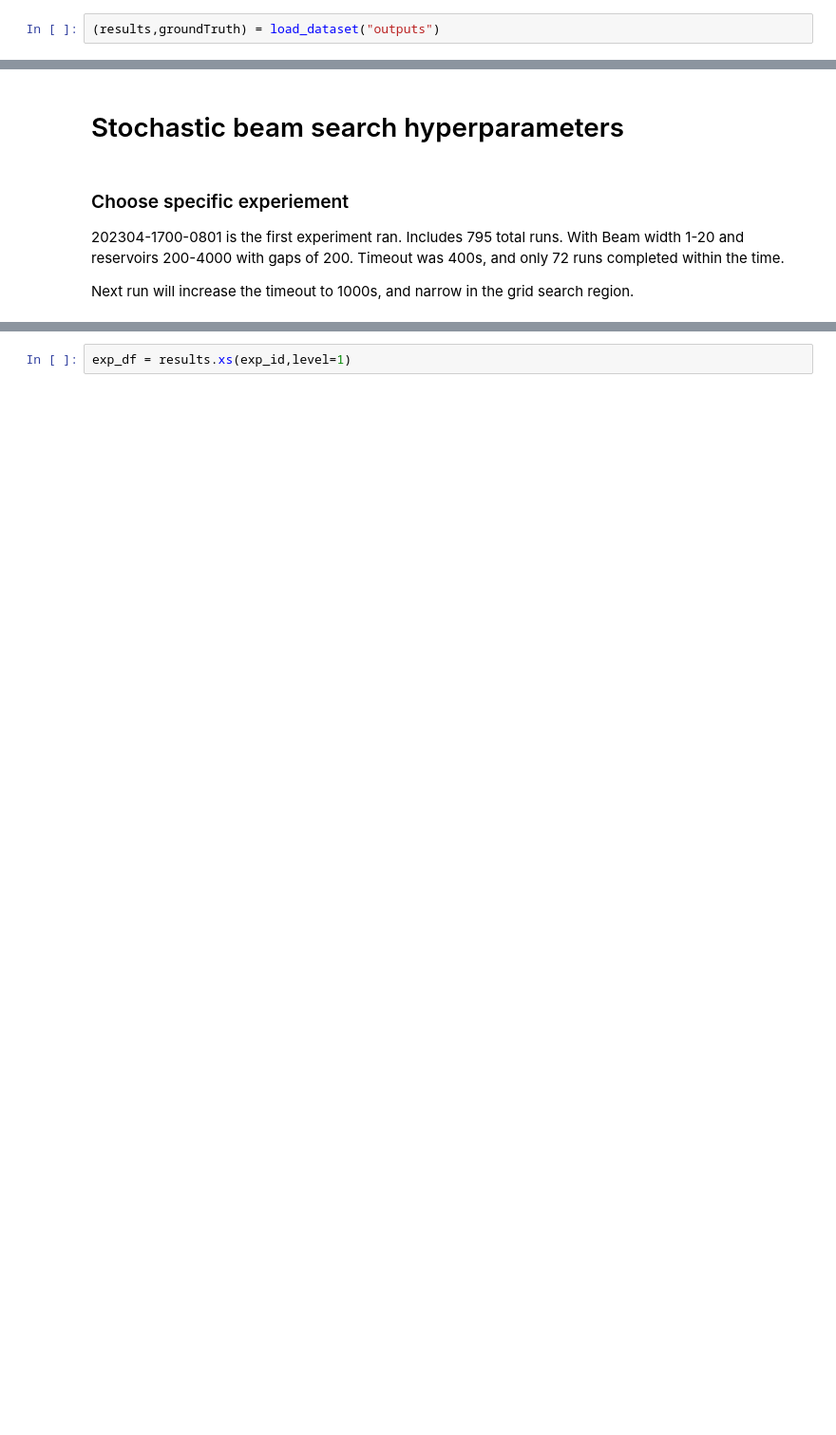
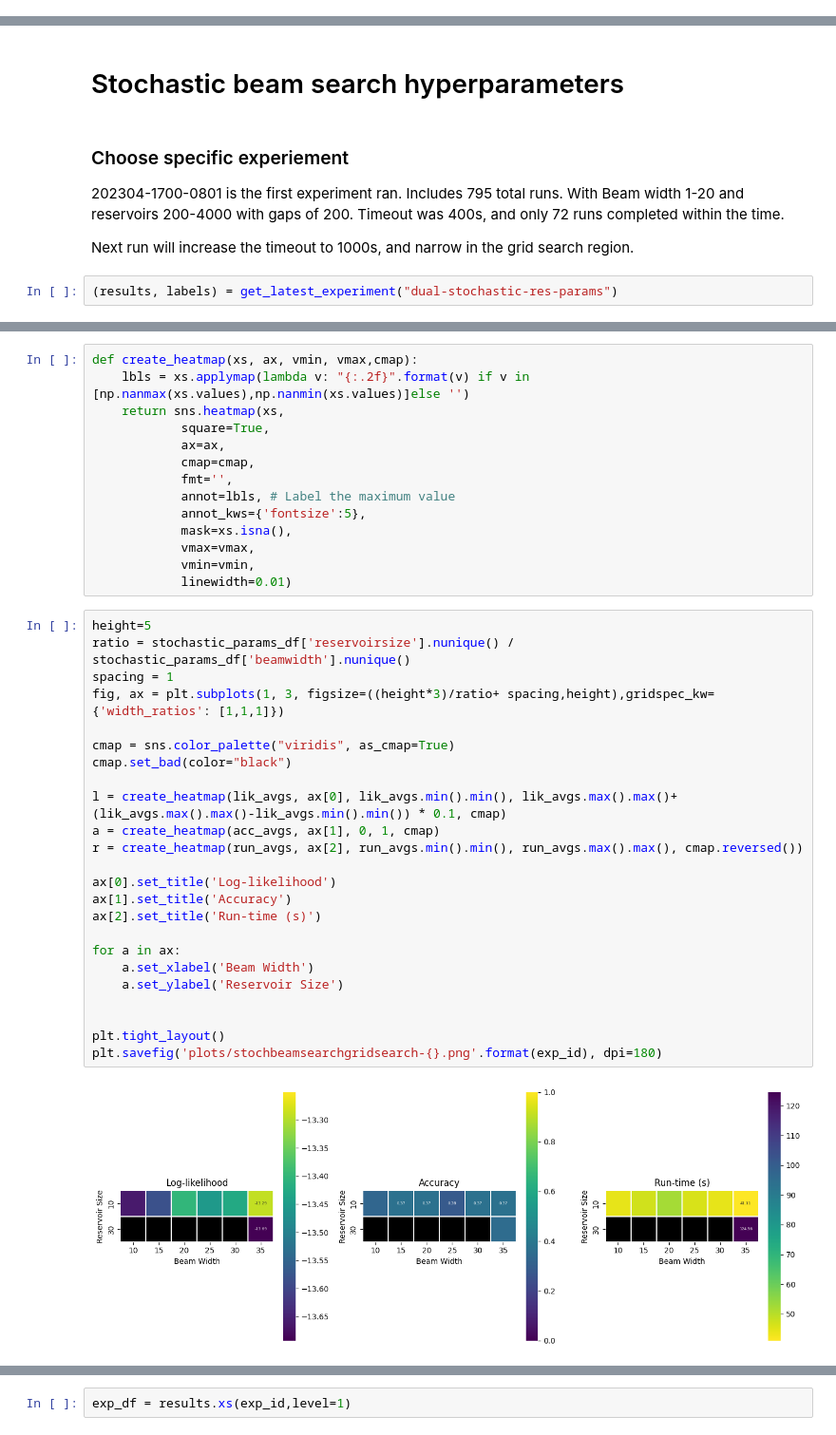
Before and after one commit to judah-daniels/protovoices-haskell, a Jupyter notebook: preprocessing/results.ipynb, the cells around one changed output, grey strips where cells are left out. Shown at 95% size. Drawn from its saved outputs; the diff is of its cells as text; blank space fills up the shorter version.

Commit message:
run experiments

```diff
--- a/preprocessing/results.ipynb
+++ b/preprocessing/results.ipynb
@@ -72,2 +102,0 @@ Load all runs - takes ~20s
-# %%
-(results,groundTruth) = load_dataset("outputs")
@@ -89,3 +136,5 @@ With Beam width 1-20 and reservoirs 200-4000 with gaps of 200.
 Timeout was 400s, and only 72 runs completed within the time.
 
 Next run will increase the timeout to 1000s, and narrow in the grid search region.
+# %%
+(results, labels) = get_latest_experiment("dual-stochastic-res-params")
@@ -91,0 +165,40 @@ Next run will increase the timeout to 1000s, and narrow in the grid search regio
+# %%
+def create_heatmap(xs, ax, vmin, vmax,cmap):
+    lbls = xs.applymap(lambda v: "{:.2f}".format(v) if v in [np.nanmax(xs.values),np.nanmin(xs.values)]else '')
+    return sns.heatmap(xs,
+            square=True,
+            ax=ax,
+            cmap=cmap,
+            fmt='',
+            annot=lbls, # Label the maximum value
+            annot_kws={'fontsize':5},
+            mask=xs.isna(),
+            vmax=vmax,
+            vmin=vmin,
+            linewidth=0.01)
+# %%
+height=5
+ratio = stochastic_params_df['reservoirsize'].nunique() / stochastic_params_df['beamwidth'].nunique()
+spacing = 1
+fig, ax = plt.subplots(1, 3, figsize=((height*3)/ratio+ spacing,height),gridspec_kw={'width_ratios': [1,1,1]})
+
+cmap = sns.color_palette("viridis", as_cmap=True)
+cmap.set_bad(color="black")
+
+l = create_heatmap(lik_avgs, ax[0], lik_avgs.min().min(), lik_avgs.max().max()+ (lik_avgs.max().max()-lik_avgs.min().min()) * 0.1, cmap)
+a = create_heatmap(acc_avgs, ax[1], 0, 1, cmap)
+r = create_heatmap(run_avgs, ax[2], run_avgs.min().min(), run_avgs.max().max(), cmap.reversed())
+
+ax[0].set_title('Log-likelihood')
+ax[1].set_title('Accuracy')
+ax[2].set_title('Run-time (s)')
+
+for a in ax:
+    a.set_xlabel('Beam Width')
+    a.set_ylabel('Reservoir Size')
+
+
+plt.tight_layout()
+plt.savefig('plots/stochbeamsearchgridsearch-{}.png'.format(exp_id), dpi=180)
+# %% [output]
+[figure, added]
```
Also changed, not shown: parts of 33 cells of this notebook, 7 other files.
